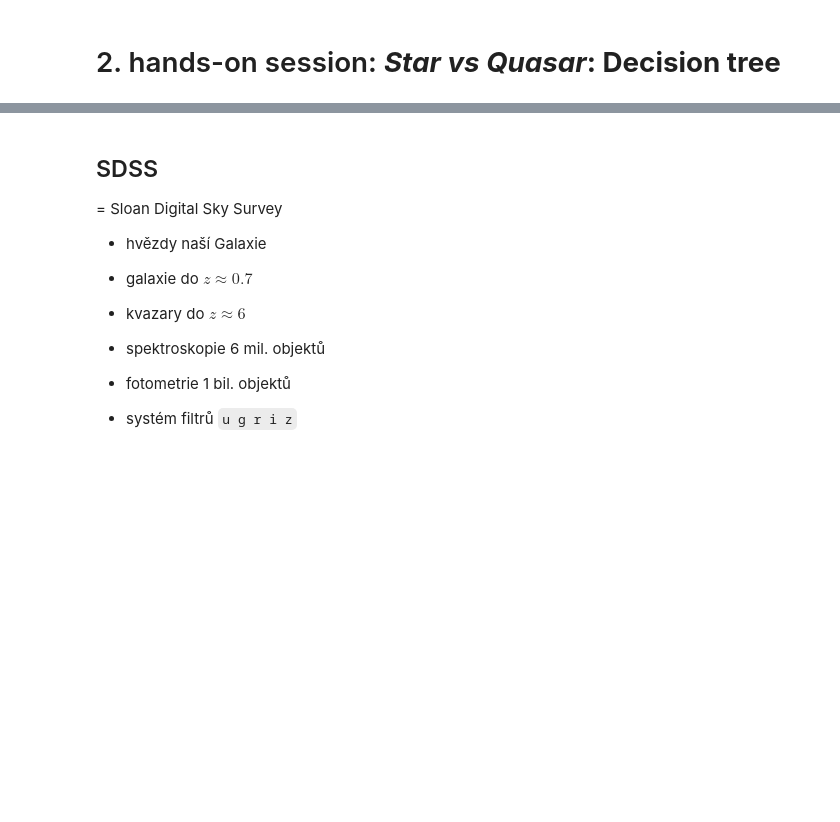
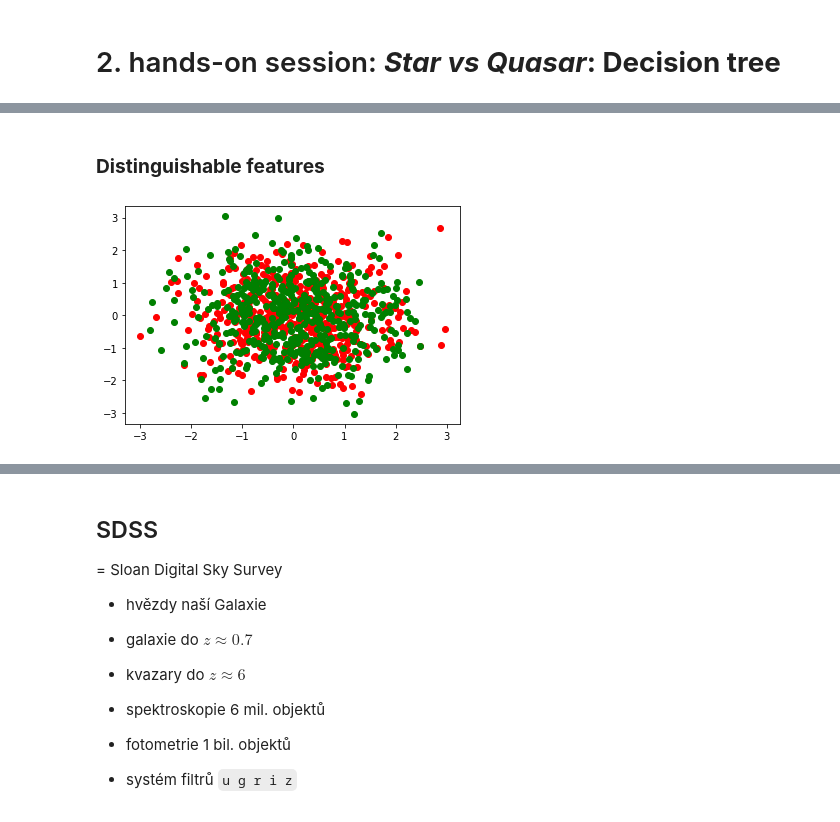
Before and after one commit to tomasplsek/AstroML, a Jupyter notebook: 02_decision_tree.ipynb, the cells around one changed output, grey strips where cells are left out. Cells and saved outputs as stored; diff of their text form; code cells hidden in the pictures; blank space fills up the shorter version.

```diff
--- a/02_decision_tree.ipynb
+++ b/02_decision_tree.ipynb
@@ -3,3 +63,15 @@
+# %% [markdown]
+### **Distinguishable features**
+# %%
+# generate data
+dist1 = np.random.multivariate_normal([0, 0], [[1, 0], [0, 1]], size=500)
+dist2 = np.random.multivariate_normal([0, 0], [[1, 0], [0, 1]], size=500)
+
+# plot data
+plt.scatter(dist1[:, 0], dist1[:, 1], color='red')
+plt.scatter(dist2[:, 0], dist2[:, 1], color='green');
+# %% [output]
+[figure, added]
 # %% [markdown]
 # ***Star vs QSO***
 
```
Also changed, not shown: parts of 6 cells of this notebook.
